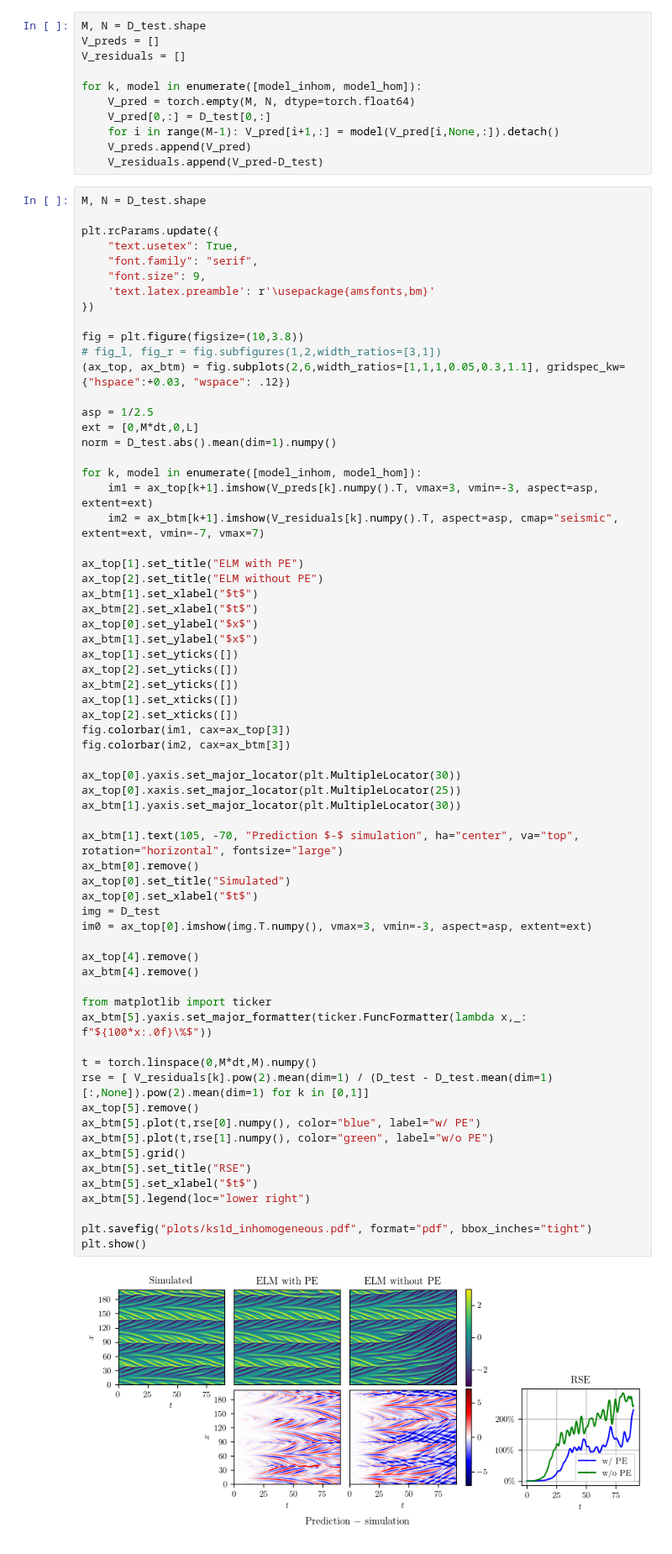
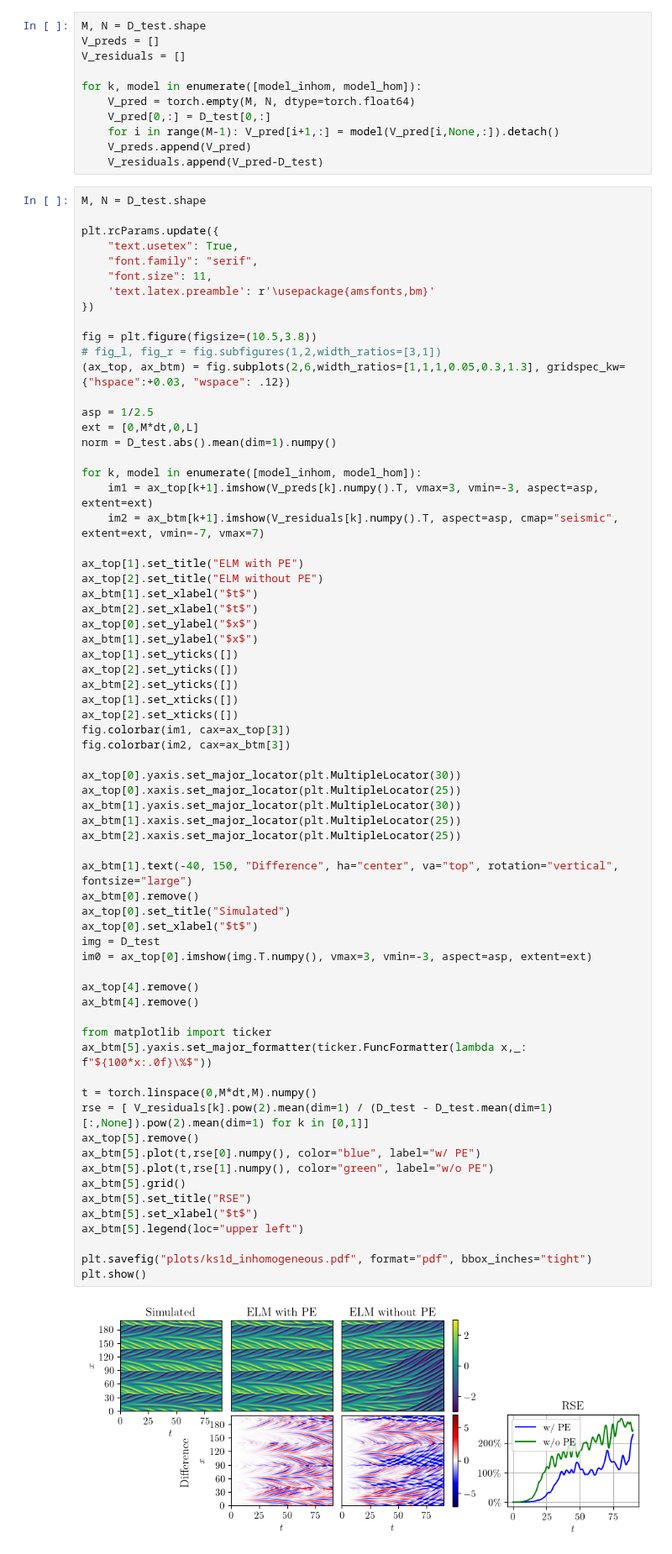
Before and after one commit to graps1/ELM-PDEs, a Jupyter notebook: ks1d/ks1d_inhomogeneous.ipynb, the cells around one changed output. Shown at 84% size. Drawn from its saved outputs; the diff is of its cells as text.

Commit message:
graphics

```diff
--- a/ks1d/ks1d_inhomogeneous.ipynb
+++ b/ks1d/ks1d_inhomogeneous.ipynb
@@ -50,13 +50,13 @@ M, N = D_test.shape
 plt.rcParams.update({
     "text.usetex": True,
     "font.family": "serif",
-    "font.size": 9,
+    "font.size": 11,
     'text.latex.preamble': r'\usepackage{amsfonts,bm}'
 })
 
-fig = plt.figure(figsize=(10,3.8))
+fig = plt.figure(figsize=(10.5,3.8))
 # fig_l, fig_r = fig.subfigures(1,2,width_ratios=[3,1])
-(ax_top, ax_btm) = fig.subplots(2,6,width_ratios=[1,1,1,0.05,0.3,1.1], gridspec_kw={"hspace":+0.03, "wspace": .12})
+(ax_top, ax_btm) = fig.subplots(2,6,width_ratios=[1,1,1,0.05,0.3,1.3], gridspec_kw={"hspace":+0.03, "wspace": .12})
 
 asp = 1/2.5
 ext = [0,M*dt,0,L]
@@ -81,36 +81,38 @@ fig.colorbar(im1, cax=ax_top[3])
 fig.colorbar(im2, cax=ax_btm[3])
 
 ax_top[0].yaxis.set_major_locator(plt.MultipleLocator(30))
 ax_top[0].xaxis.set_major_locator(plt.MultipleLocator(25))
 ax_btm[1].yaxis.set_major_locator(plt.MultipleLocator(30))
+ax_btm[1].xaxis.set_major_locator(plt.MultipleLocator(25))
+ax_btm[2].xaxis.set_major_locator(plt.MultipleLocator(25))
 
-ax_btm[1].text(105, -70, "Prediction $-$ simulation", ha="center", va="top", rotation="horizontal", fontsize="large")
+ax_btm[1].text(-40, 150, "Difference", ha="center", va="top", rotation="vertical", fontsize="large")
 ax_btm[0].remove()
 ax_top[0].set_title("Simulated")
 ax_top[0].set_xlabel("$t$")
 img = D_test
 im0 = ax_top[0].imshow(img.T.numpy(), vmax=3, vmin=-3, aspect=asp, extent=ext)
 
 ax_top[4].remove()
 ax_btm[4].remove()
 
 from matplotlib import ticker
 ax_btm[5].yaxis.set_major_formatter(ticker.FuncFormatter(lambda x,_: f"${100*x:.0f}\%$"))
 
 t = torch.linspace(0,M*dt,M).numpy()
 rse = [ V_residuals[k].pow(2).mean(dim=1) / (D_test - D_test.mean(dim=1)[:,None]).pow(2).mean(dim=1) for k in [0,1]]
 ax_top[5].remove()
 ax_btm[5].plot(t,rse[0].numpy(), color="blue", label="w/ PE")
 ax_btm[5].plot(t,rse[1].numpy(), color="green", label="w/o PE")
 ax_btm[5].grid()
 ax_btm[5].set_title("RSE")
 ax_btm[5].set_xlabel("$t$")
-ax_btm[5].legend(loc="lower right")
+ax_btm[5].legend(loc="upper left")
 
 plt.savefig("plots/ks1d_inhomogeneous.pdf", format="pdf", bbox_inches="tight")
 plt.show()
 # %% [output]
-[figure, old version]
+[figure, new version]
 # %%
 x = torch.linspace(0,L,N)
 t = torch.linspace(0,dt*M,M)
```
Also changed, not shown: parts of 1 cell of this notebook, 13 other files.
